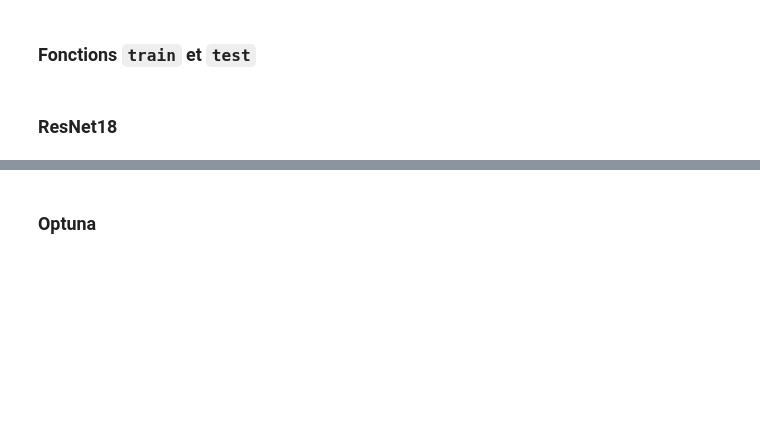
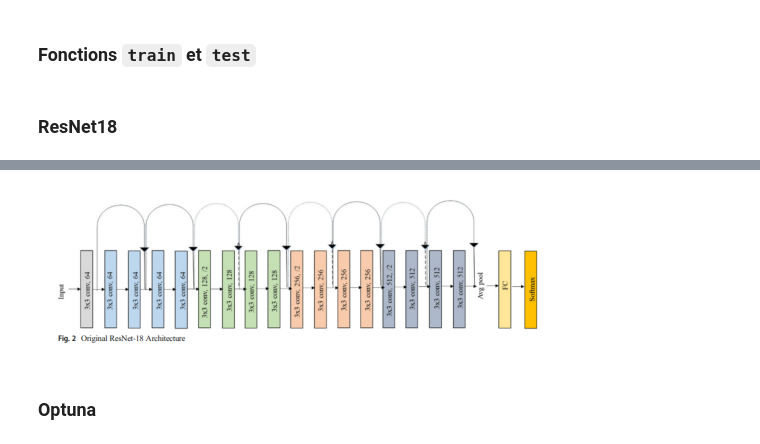
Before and after one commit to Totm33606/hddl_project, a Jupyter notebook: project1/CNN.ipynb, the cells around one changed output, grey strips where cells are left out. Drawn from its saved outputs; the diff is of its cells as text; code cells hidden in the pictures; blank space fills up the shorter version.

Commit message:
Commentaires modèles projet 1 + Image modèles

```diff
--- a/project1/CNN.ipynb
+++ b/project1/CNN.ipynb
@@ -623,3 +639,19 @@ def test(test_loader, model_path="cnn_weights.pth"):
+# %%
+import matplotlib.pyplot as plt
+import matplotlib.image as mpimg
+
+# Spécifiez le chemin de votre image
+img_path = 'Capture d’écran_ResNet-18.png'  # Remplacez par le nom de votre fichier
+
+# Charger l'image
+img = mpimg.imread(img_path)
+
+# Afficher l'image
+plt.imshow(img)
+plt.axis('off')  # Désactive les axes
+plt.show()
+# %% [output]
+[figure, added]
 # %%
 NUM_CLASSES = len(artists_with_more_than_85_hq)
 DROPOUT_RATE = 0.4
```
Also changed, not shown: parts of 9 cells of this notebook, 4 other files.
